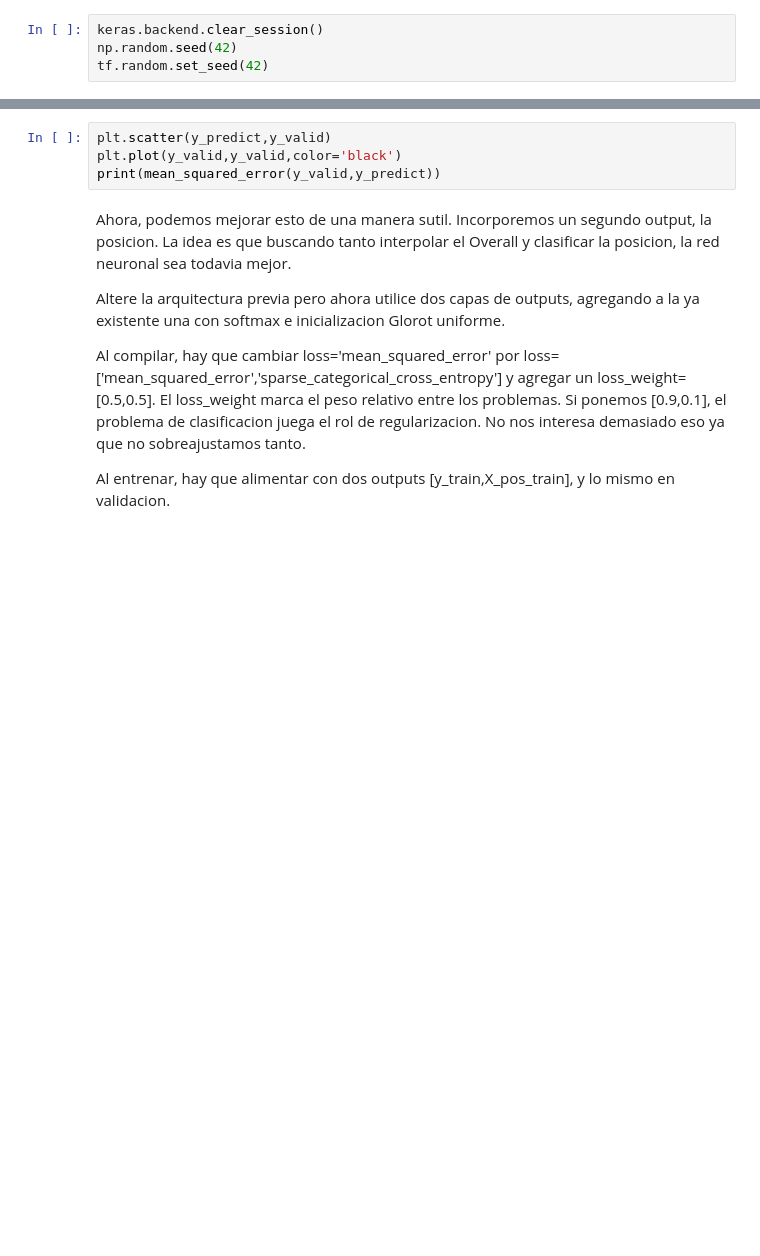
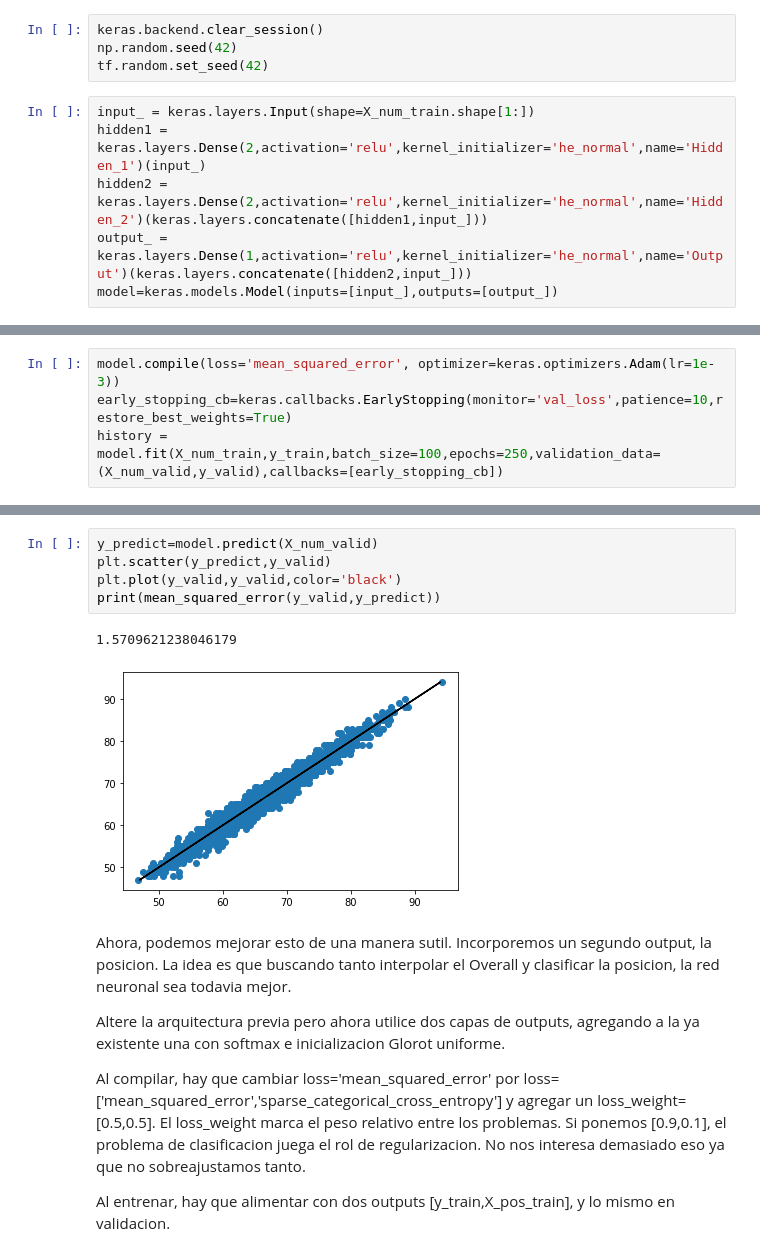
Before and after one commit to JavierGold/ML_UNSAM-2-2020, a Jupyter notebook: 14p_Ejemplo_Practico.ipynb, the cells around one changed output, grey strips where cells are left out. Saved outputs shown, nothing was run; the diff lists cells and outputs as text; blank space fills up the shorter version.

```diff
--- a/14p_Ejemplo_Practico.ipynb
+++ b/14p_Ejemplo_Practico.ipynb
@@ -144,5 +246,11 @@ Entrene con error 'mse', Adam con learning rate de 0.01, batch_size=100, 250 epo
 keras.backend.clear_session()
 np.random.seed(42)
 tf.random.set_seed(42)
+# %%
+input_ = keras.layers.Input(shape=X_num_train.shape[1:])
+hidden1 = keras.layers.Dense(2,activation='relu',kernel_initializer='he_normal',name='Hidden_1')(input_)
+hidden2 = keras.layers.Dense(2,activation='relu',kernel_initializer='he_normal',name='Hidden_2')(keras.layers.concatenate([hidden1,input_]))
+output_ = keras.layers.Dense(1,activation='relu',kernel_initializer='he_normal',name='Output')(keras.layers.concatenate([hidden2,input_]))
+model=keras.models.Model(inputs=[input_],outputs=[output_])
 # %%
 model.summary()
@@ -150,0 +279,4 @@ keras.utils.plot_model(model,show_shapes=True)
+# %%
+model.compile(loss='mean_squared_error', optimizer=keras.optimizers.Adam(lr=1e-3))
+early_stopping_cb=keras.callbacks.EarlyStopping(monitor='val_loss',patience=10,restore_best_weights=True)
+history = model.fit(X_num_train,y_train,batch_size=100,epochs=250,validation_data=(X_num_valid,y_valid),callbacks=[early_stopping_cb])
@@ -151,7 +301,11 @@ keras.utils.plot_model(model,show_shapes=True)
 # %%
+y_predict=model.predict(X_num_valid)
 plt.scatter(y_predict,y_valid)
 plt.plot(y_valid,y_valid,color='black')
 print(mean_squared_error(y_valid,y_predict))
+# %% [output]
+1.5709621238046179
+[figure, added]
 # %% [markdown]
 Ahora, podemos mejorar esto de una manera sutil. Incorporemos un segundo output, la posicion. La idea es que buscando tanto interpolar el Overall y clasificar la posicion, la red neuronal sea todavia mejor.
 
```
Also changed, not shown: parts of 25 cells of this notebook.
